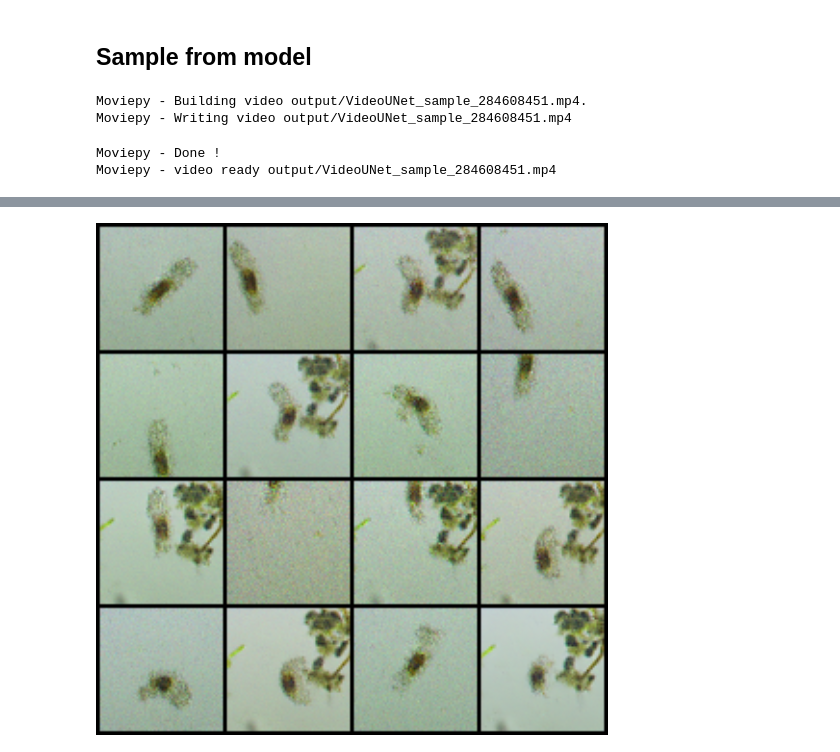
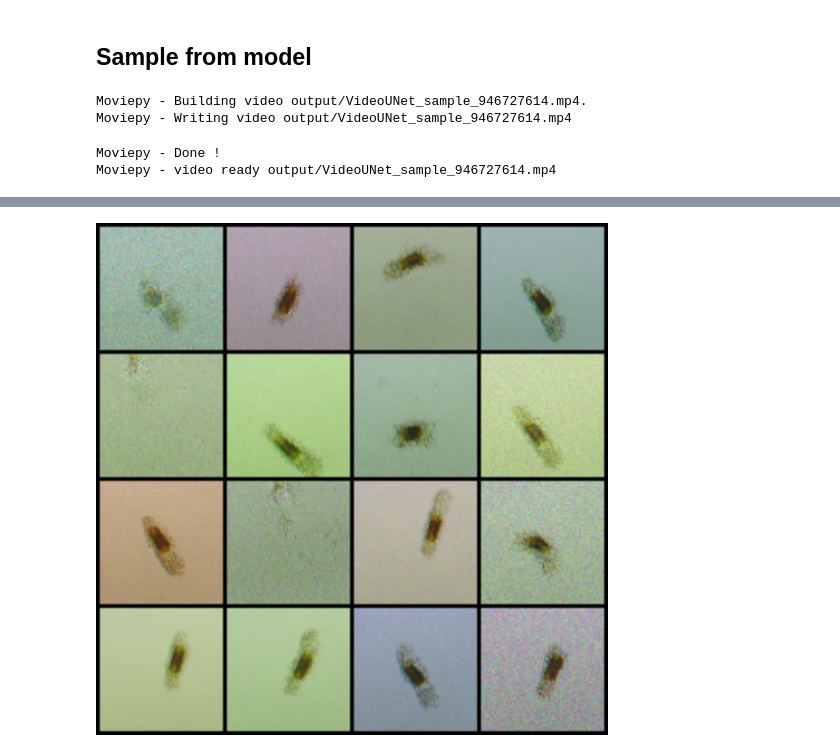
Before and after one commit to parameterized/micro-sim, a Jupyter notebook: notebooks/Controllable.ipynb, the cells around one changed output, grey strips where cells are left out. Drawn from its saved outputs; the diff is of its cells as text; code cells hidden in the pictures.

```diff
--- a/notebooks/Controllable.ipynb
+++ b/notebooks/Controllable.ipynb
@@ -436,7 +484,6 @@ model = UNet2DModel(
 memory_model = MemoryModel().to(cf.device)
 
 noise_scheduler = DDIMScheduler(num_train_timesteps=cf.num_train_timesteps)
-noise_scheduler.set_timesteps(num_inference_steps=cf.num_inference_steps)
 
 opt = torch.optim.AdamW(chain(
     model.parameters(), memory_model.parameters()
@@ -451,13 +498,13 @@ losses = []
 
 pool = Pool()
 
-x, local_embs, track, memory, is_first = pool.sample(torch.tensor([0]))
-x = torch.cat([x[:, 1], local_embs[:, 1], x[:, 0], memory], dim=1)
+imgs, embs, memory = pool.sample(torch.tensor([0]))
+x = torch.cat([imgs[:, 1], embs[:, 1], imgs[:, 0], memory], dim=1)
 display.display(dataset.tensor_to_img(
     model(x, timestep=0)['sample'][0, :3]).resize((256, 256)))
 
-noise = torch.randn_like(x)
-timesteps = torch.tensor([100], dtype=torch.long, device=cf.device)
-noisy_image = noise_scheduler.add_noise(x, noise, timesteps)
-display.display(dataset.tensor_to_img(noisy_image[0, :3]).resize((256, 256)))
+noise = torch.randn_like(imgs[0, 1])
+timesteps = torch.tensor([50], dtype=torch.long, device=cf.device)
+noisy_image = noise_scheduler.add_noise(imgs[0, 1], noise, timesteps)
+display.display(dataset.tensor_to_img(noisy_image).resize((256, 256)))
 # %% [output]
@@ -489,11 +536,18 @@ def gen_video(path, duration=2, fps=24, show_diffusion=False, memory_noise_level
             xt = frame_state['noise'][:, :3]
 
             # reverse diffusion steps
-            timesteps = noise_scheduler.timesteps[cf.inference_skip:]
-            num_ts = len(timesteps)
-            for i, t in enumerate(timesteps):
-                memory_noise_t = timesteps[int((num_ts - 1) * np.clip(
-                    1 - memory_noise_level, 0, 1))]
+            num_ts_train = noise_scheduler.num_train_timesteps
+            num_ts_infer = len(cf.inference_timesteps)
+            for i, t in enumerate(cf.inference_timesteps):
+                if i == num_ts_infer - 1:
+                    prev_t = -1
+                else:
+                    prev_t = cf.inference_timesteps[i + 1]
+                noise_scheduler.set_timesteps(
+                    num_inference_steps=num_ts_train // (t - prev_t))
+
+                memory_noise_t = round(
+                    (num_ts_train - 1) * np.clip(memory_noise_level, 0, 1))
                 local_emb = dataset.embs[frame_state['local_emb_i']].to(cf.device)
                 local_emb = resize(center_crop(
                     local_emb, round(cf.sample_size * 1.5)), cf.sample_size)
@@ -509,11 +563,11 @@ def gen_video(path, duration=2, fps=24, show_diffusion=False, memory_noise_level
 
                 if show_diffusion:
                     # show 4 of the diffusion steps
-                    if i / (num_ts - 1) >= (vis_id + 1) / 4 or i == num_ts - 1:
+                    if i / (num_ts_infer - 1) >= (vis_id + 1) / 4 or i == num_ts_infer - 1:
                         pred_x0 = get_pred_x0(xt, t, pred[:, :3])
                         frame_imgs[:, vis_id] = dataset.denorm(pred_x0)
                         vis_id += 1
-                elif i == num_ts - 1:
+                elif i == num_ts_infer - 1:
                     frame_imgs = dataset.denorm(xt).view(4, 4, *cf.img_shape)
 
                 xt = noise_scheduler.step(pred[:, :3], t, xt)['prev_sample']
@@ -528,7 +582,7 @@ def gen_video(path, duration=2, fps=24, show_diffusion=False, memory_noise_level
             frame_state['local_emb_i'] = \
                 (frame_state['local_emb_i'] + 1) % len(dataset.embs)
 
-            frame = torchvision.utils.make_grid(
+            frame = make_grid(
                 frame_imgs.view(-1, *frame_imgs.shape[2:]), nrow=4)
             frame = resize(frame, 512).permute(1, 2, 0)
             return frame.clip(0, 1).multiply(255).int().cpu().numpy()
@@ -766,21 +821,17 @@ Find logs at: .\wandb\run-20221026_184231-2a6gebg4\logs
 # %% [markdown]
 ## Sample from model
 # %%
-# has random color tinting with low steps
-cf.num_inference_steps = 64
-noise_scheduler.set_timesteps(num_inference_steps=cf.num_inference_steps)
-
 clip_name = f'VideoUNet_sample_{cf.model_id}'
-clip = gen_video(f'output/{clip_name}.mp4', duration=5, memory_noise_level=.05)
+clip = gen_video(f'output/{clip_name}.mp4', duration=5, memory_noise_level=0)
 display_video(f'output/{clip_name}.mp4', loop=False)
 
 display.display(Image.fromarray(
     clip.get_frame(2).astype(np.uint8)
 ).resize((512, 512)))
 # %% [output]
-Moviepy - Building video output/VideoUNet_sample_284608451.mp4.
-Moviepy - Writing video output/VideoUNet_sample_284608451.mp4
+Moviepy - Building video output/VideoUNet_sample_946727614.mp4.
+Moviepy - Writing video output/VideoUNet_sample_946727614.mp4
 Moviepy - Done !
-Moviepy - video ready output/VideoUNet_sample_284608451.mp4
+Moviepy - video ready output/VideoUNet_sample_946727614.mp4
 [interactive output not drawn]
-[figure, old version]
+[figure, new version]
```
Also changed, not shown: parts of 8 cells of this notebook.
